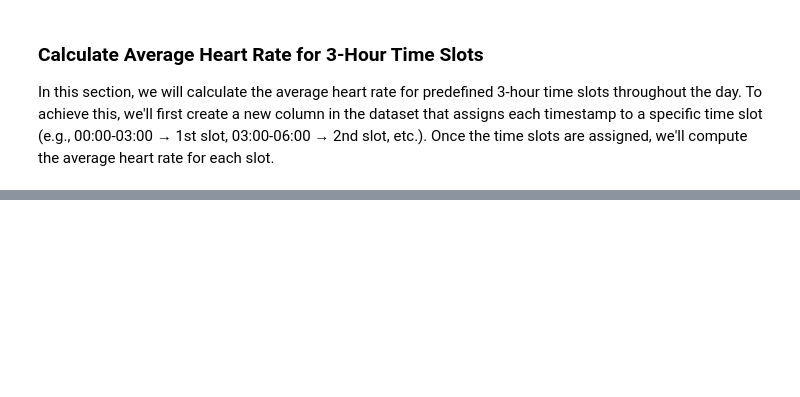
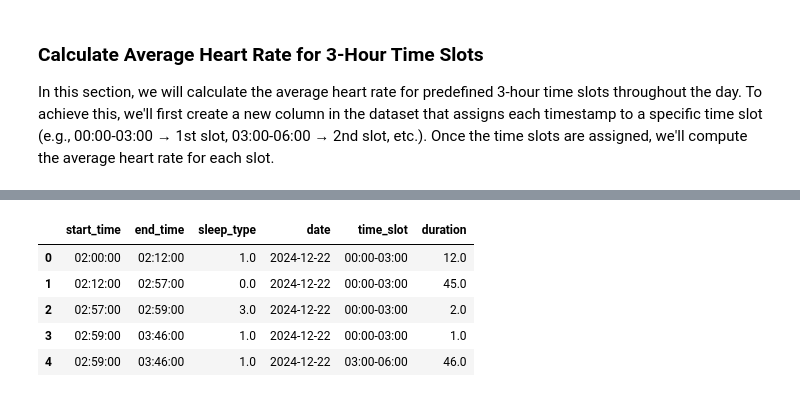
Before and after one commit to valecase4/GarminHeartRate, a Jupyter notebook: main.ipynb, the cells around one changed output, grey strips where cells are left out. Drawn from its saved outputs; the diff is of its cells as text; code cells hidden in the pictures; blank space fills up the shorter version.

```diff
--- a/main.ipynb
+++ b/main.ipynb
@@ -216,0 +263,13 @@ average_heart_rate_by_slot
+# %%
+sleep_dataframes = [
+    pd.read_csv(file).assign(date=file.split('/')[-1].replace('.csv', ''))
+    for file in sleep_data_files
+    if not pd.read_csv(file).empty  # Escludi DataFrame vuoti
+]
+
+if sleep_dataframes:
+    all_sleep_data = pd.concat(sleep_dataframes, ignore_index=True)
+else:
+    all_sleep_data = pd.DataFrame()
+
+all_sleep_data.head()
@@ -216,0 +283,10 @@ average_heart_rate_by_slot
+# %%
+def convert_to_local_time(timestamp):
+    time = pd.to_datetime(timestamp)
+    time += pd.Timedelta(hours=1)
+    return time.strftime("%H:%M:%S")
+
+all_sleep_data["start_time"] = all_sleep_data["start_time"].apply(convert_to_local_time)
+all_sleep_data["end_time"] = all_sleep_data["end_time"].apply(convert_to_local_time)
+
+all_sleep_data.head()
@@ -216,0 +343,4 @@ average_heart_rate_by_slot
+# %%
+all_sleep_data['split_slots'] = all_sleep_data.apply(lambda row: split_time_slot(row, time_slots), axis=1)
+
+all_sleep_data.head()
@@ -216,0 +354,3 @@ average_heart_rate_by_slot
+# %%
+all_sleep_data = all_sleep_data.explode("split_slots").reset_index(drop=True)
+all_sleep_data.head()
@@ -216,0 +364,13 @@ average_heart_rate_by_slot
+# %%
+all_sleep_data["time_slot"] = all_sleep_data["split_slots"].apply(lambda x: x["time_slot"] if pd.notnull(x) else None)
+all_sleep_data["duration"] = all_sleep_data["split_slots"].apply(lambda x: x["duration"] if pd.notnull(x) else None)
+
+all_sleep_data = all_sleep_data.drop(columns=['split_slots'])
+all_sleep_data.head()
+# %% [output]
+|  | start_time | end_time | sleep_type | date | time_slot | duration |
+| 0 | 02:00:00 | 02:12:00 | 1.0 | 2024-12-22 | 00:00-03:00 | 12.0 |
+| 1 | 02:12:00 | 02:57:00 | 0.0 | 2024-12-22 | 00:00-03:00 | 45.0 |
+| 2 | 02:57:00 | 02:59:00 | 3.0 | 2024-12-22 | 00:00-03:00 | 2.0 |
+| 3 | 02:59:00 | 03:46:00 | 1.0 | 2024-12-22 | 00:00-03:00 | 1.0 |
+| 4 | 02:59:00 | 03:46:00 | 1.0 | 2024-12-22 | 03:00-06:00 | 46.0 |
```
Also changed, not shown: parts of 24 cells of this notebook, 19 other files.
